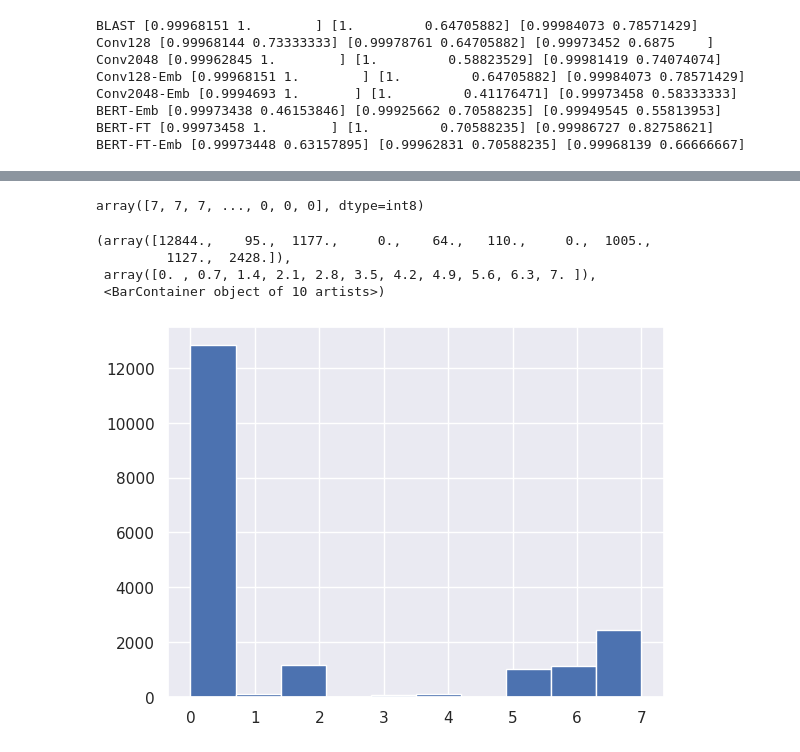
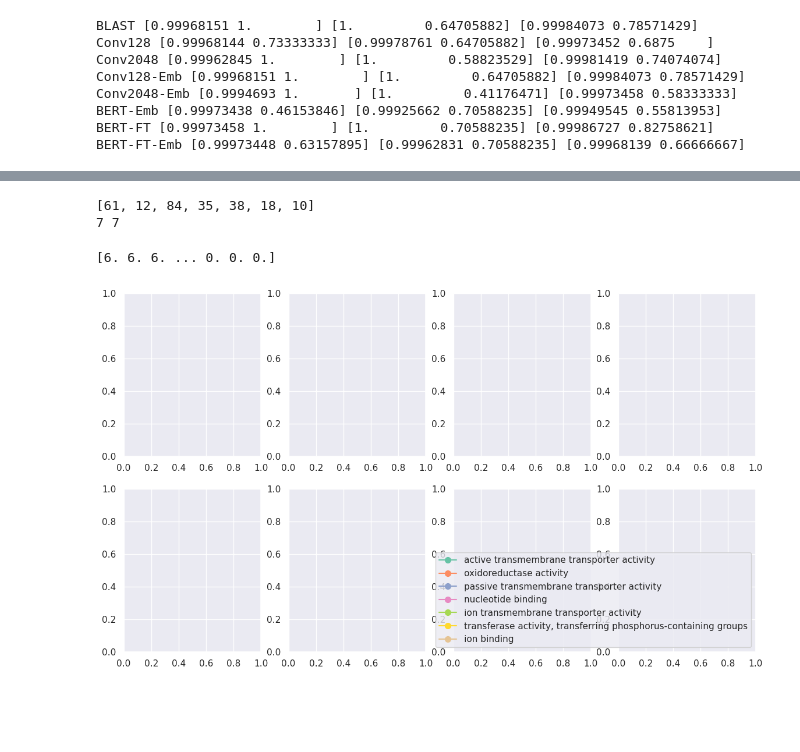
Before and after one commit to amdson/go_metric, a Jupyter notebook: paper_casestudy.ipynb, the cells around one changed output, grey strips where cells are left out. Drawn from its saved outputs; the diff is of its cells as text; code cells hidden in the pictures; blank space fills up the shorter version.

```diff
--- a/paper_casestudy.ipynb
+++ b/paper_casestudy.ipynb
@@ -334,28 +345,48 @@ print(selected_term_names)
 # %%
-viridis_cm = mpl.colormaps['viridis']
-color_list = [viridis_cm(i*0.1) for i in range(len(selected_term_names))]
+import matplotlib as mpl
+# cluster_cm = mpl.colormaps['viridis']
+cluster_cm = mpl.colormaps['Set2']
+color_list = [cluster_cm(i / 8) for i in range(len(selected_term_names))]
 
 tcm = {t:i for i, t in enumerate(go_terms)}
 selected_term_indices = [tcm[t] for t in selected_terms]
-covered = (label_mat[:, selected_term_indices].sum(axis=1) > 0)
-sl = label_mat[:, selected_term_indices]
+covered = (label_mat[:, selected_term_indices].sum(axis=1) > 0) # & (label_mat[:, selected_term_indices].sum(axis=1) <= 1)
+sl = label_mat[:, selected_term_indices]#[covered, :].astype(int)
-# %%
-inds = []
-for i in range(sl.shape[1]):
-    i_emb =
+# %%
+print(selected_term_indices)
+print(len(selected_term_indices), len(selected_term_names))
+# %% [output]
+[61, 12, 84, 35, 38, 18, 10]
+7 7
 # %%
-label_ind = sl[:, 0]
-for i in range(1, sl.shape[1]):
-    label_ind = label_ind * (1-sl[:, i]) + (i+1)*sl[:, i]
-label_ind
+r_label = np.zeros((sl.shape[0],))
+for c in range(sl.shape[1]):
+    r_label = r_label*(1-sl[:, c]) + sl[:, c]*c
+print(r_label)
 # %% [output]
-array([7, 7, 7, ..., 0, 0, 0], dtype=int8)
+[6. 6. 6. ... 0. 0. 0.]
-# %%
-plt.hist(label_ind)
-# %% [output]
-(array([12844.,    95.,  1177.,     0.,    64.,   110.,     0.,  1005.,
-         1127.,  2428.]),
- array([0. , 0.7, 1.4, 2.1, 2.8, 3.5, 4.2, 4.9, 5.6, 6.3, 7. ]),
- <BarContainer object of 10 artists>)
-[figure, removed]
+# %%
+import matplotlib.pyplot as plt
+fig, axes = plt.subplots(2, 4, figsize=(14, 8))
+# axes[0, 0].scatter(rostlab_ld[r, 0], rostlab_ld[r, 1], s=0.1, alpha=1.0, c=cluster_cm(r_c / 8))
+# axes[0, 0].set_title("BERT-Pretrain")
+# axes[0, 1].scatter(finetune_ld[r, 0], finetune_ld[r, 1], s=0.1, alpha=1.0, c=cluster_cm(r_c / 8))
+# axes[0, 1].set_title("BERT-Finetune")
+# axes[0, 2].scatter(conv128_ld[r, 0], conv128_ld[r, 1], s=0.1, alpha=1.0, c=cluster_cm(r_c / 8))
+# axes[0, 2].set_title("Conv128")
+# axes[0, 3].scatter(label_ld[r, 0], label_ld[r, 1], s=0.1, alpha=1.0, c=cluster_cm(r_c / 8))
+# axes[0, 3].set_title("Multilabel")
+# for ax in axes.flatten():
+#     ax.set_xticklabels([])
+#     ax.set_yticklabels([])
+
+
+
+color_list = [cluster_cm(i / 8) for i in range(len(selected_term_names))]
+from matplotlib.lines import Line2D
+axes[1, 3].legend(handles=[Line2D([0], [0], marker='o', color=c, label=tn,
+                               markersize=7) for tn, c in zip(selected_term_names, color_list)], loc='lower right')
+plt.show()
+# %% [output]
+[figure, added]
 # %%
```
Also changed, not shown: parts of 15 cells of this notebook, 30 other files.
